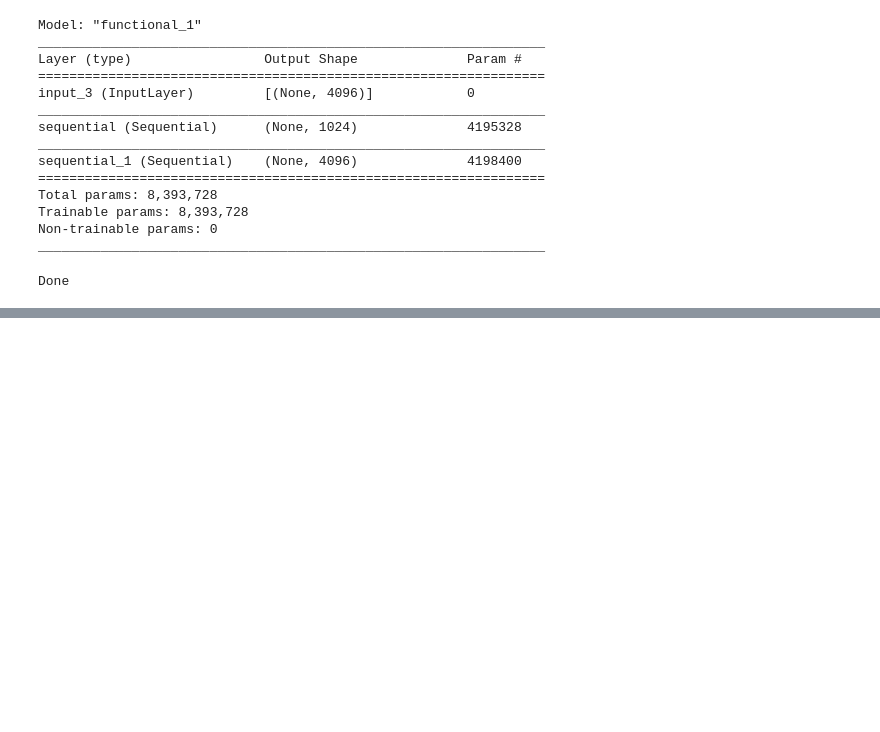
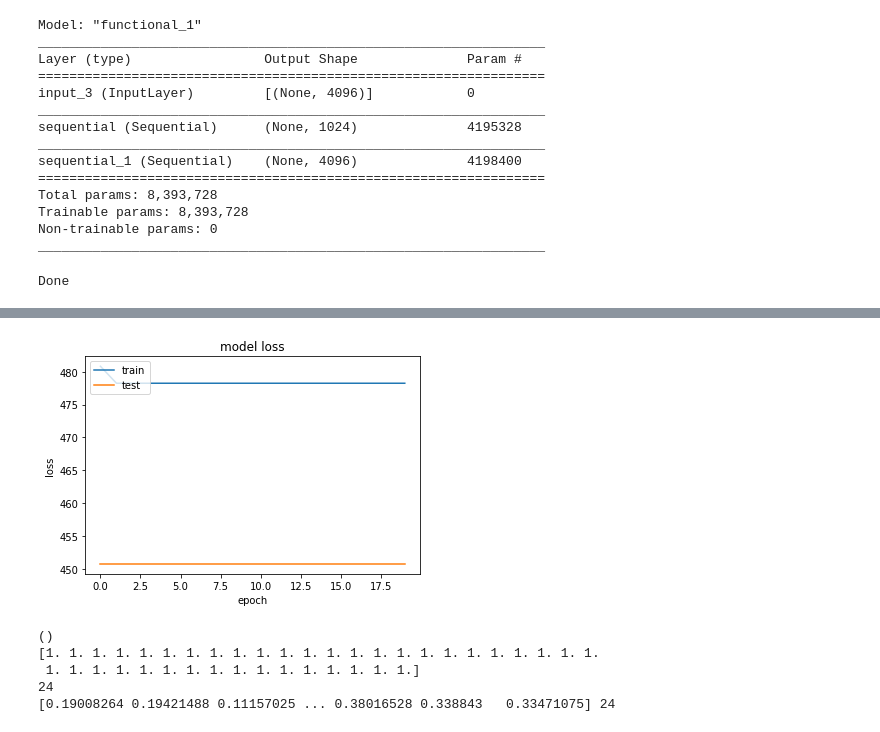
Before and after one commit to spiftire/olivetti, a Jupyter notebook: autoencoderTest.ipynb, the cells around one changed output, grey strips where cells are left out. Drawn from its saved outputs; the diff is of its cells as text; code cells hidden in the pictures; blank space fills up the shorter version.

```diff
--- a/autoencoderTest.ipynb
+++ b/autoencoderTest.ipynb
@@ -101,0 +139,8 @@ for i in range(5):
+# %%
+model = Sequential([
+    # BatchNormalization(input_shape=(code_size,)), #normalizing input data
+                    Dense(units=code_size*2, activation='relu', input_shape=(code_size,)),
+                    Dense(units=512, activation='relu'),
+                    Dense(units=40, activation='sigmoid', name='output_layer')])
+model.compile(optimizer='adam', loss='mean_squared_error', metrics=['accuracy'])
+model.summary()
@@ -101,0 +162,19 @@ for i in range(5):
+# %%
+history = model.fit(x=encoded_X_train, y=y_train, epochs=20, batch_size=32, validation_data=(encoded_X_test, y_test), verbose=0)
+# %%
+plot_fitting_results(history)
+# %% [output]
+[figure, added]
+# %%
+predictions_on_X_train = model.predict(encoded_X_train)
+predictions_on_X_train_ = np.argmax(predictions_on_X_train)
+print(predictions_on_X_train_.shape)
+ind = 60
+print(predictions_on_X_train[ind])
+print(X_train[ind], y_train[ind])
+# %% [output]
+()
+[1. 1. 1. 1. 1. 1. 1. 1. 1. 1. 1. 1. 1. 1. 1. 1. 1. 1. 1. 1. 1. 1. 1. 1.
+ 1. 1. 1. 1. 1. 1. 1. 1. 1. 1. 1. 1. 1. 1. 1. 1.]
+24
+[0.19008264 0.19421488 0.11157025 ... 0.38016528 0.338843   0.33471075] 24
```
Also changed, not shown: parts of 12 cells of this notebook.
